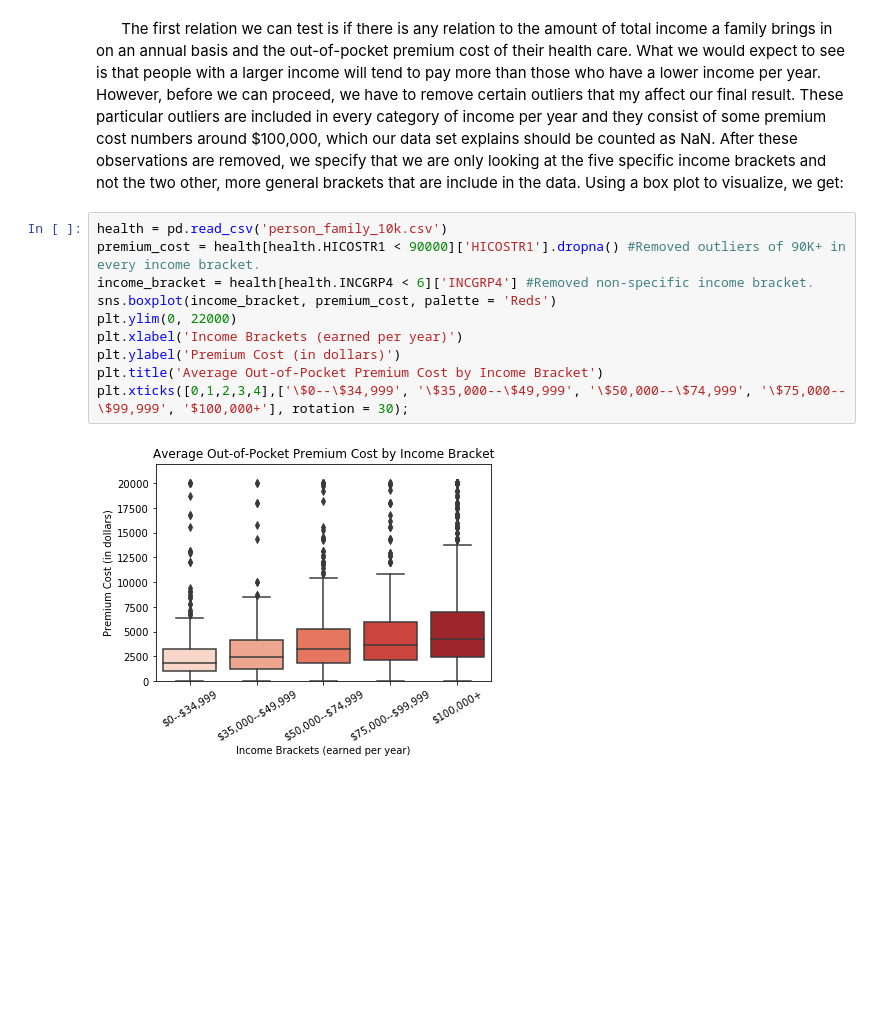
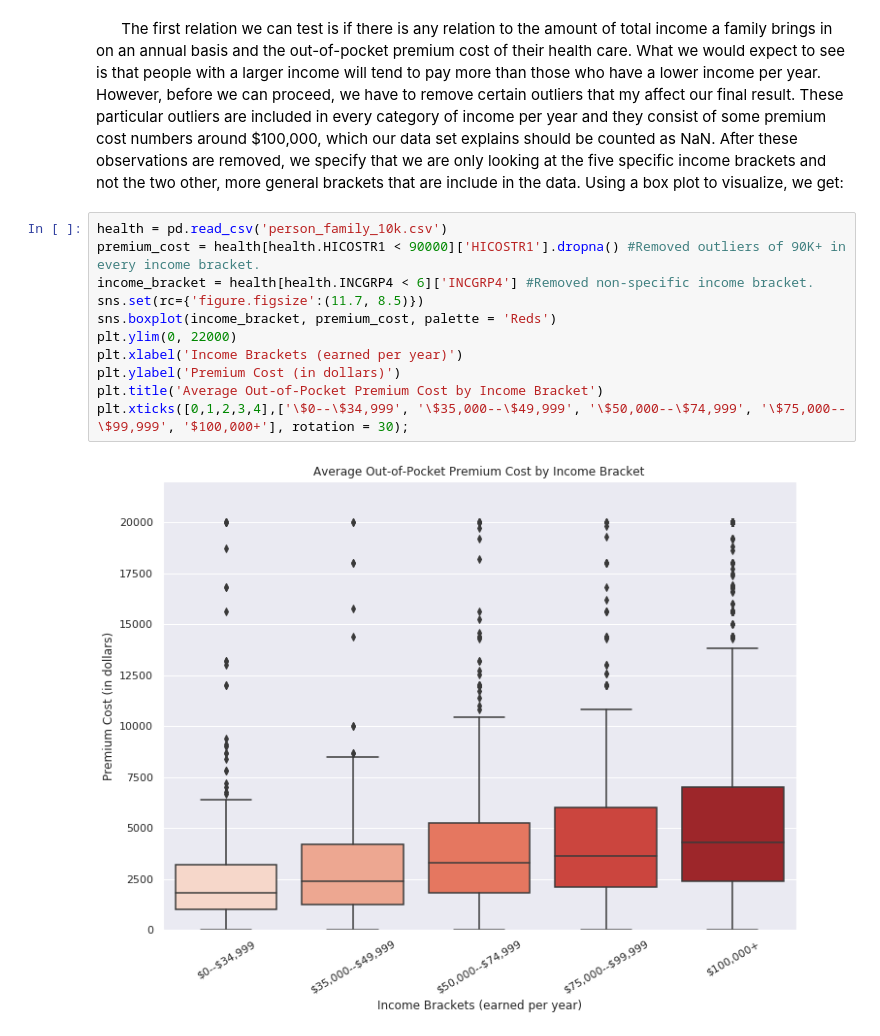
Before and after one commit to hanson263/PSTAT-134-Project, a Jupyter notebook: final_project.ipynb, the cells around one changed output. Drawn from its saved outputs; the diff is of its cells as text; blank space fills up the shorter version.

```diff
--- a/final_project.ipynb
+++ b/final_project.ipynb
@@ -19,12 +20,13 @@ import plotly.plotly as py
 # %%
 health = pd.read_csv('person_family_10k.csv')
 premium_cost = health[health.HICOSTR1 < 90000]['HICOSTR1'].dropna() #Removed outliers of 90K+ in every income bracket.
 income_bracket = health[health.INCGRP4 < 6]['INCGRP4'] #Removed non-specific income bracket.
+sns.set(rc={'figure.figsize':(11.7, 8.5)})
 sns.boxplot(income_bracket, premium_cost, palette = 'Reds')
 plt.ylim(0, 22000)
 plt.xlabel('Income Brackets (earned per year)')
 plt.ylabel('Premium Cost (in dollars)')
 plt.title('Average Out-of-Pocket Premium Cost by Income Bracket')
 plt.xticks([0,1,2,3,4],['\$0--\$34,999', '\$35,000--\$49,999', '\$50,000--\$74,999', '\$75,000--\$99,999', '$100,000+'], rotation = 30);
 # %% [output]
-[figure, old version]
+[figure, new version]
```
Also changed, not shown: parts of 6 cells of this notebook.
